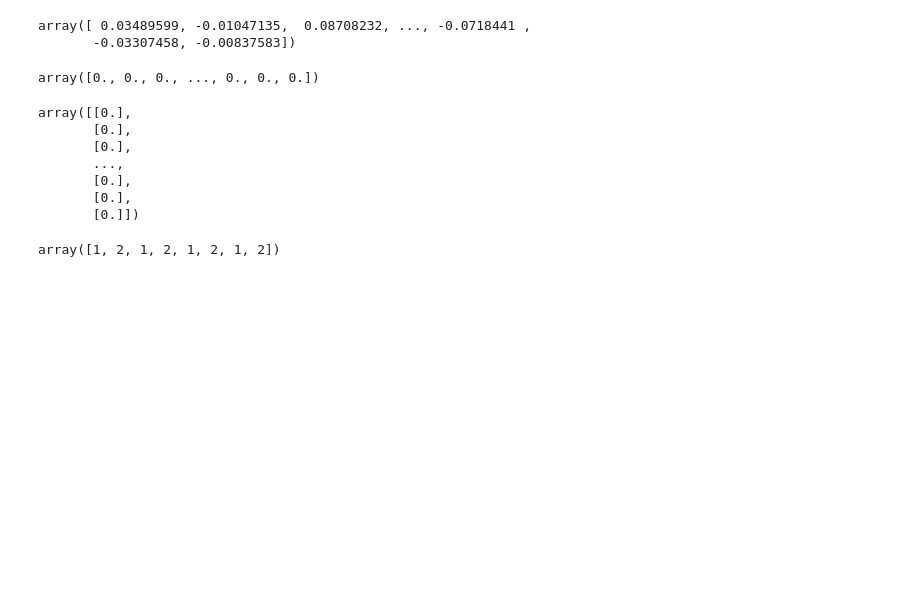
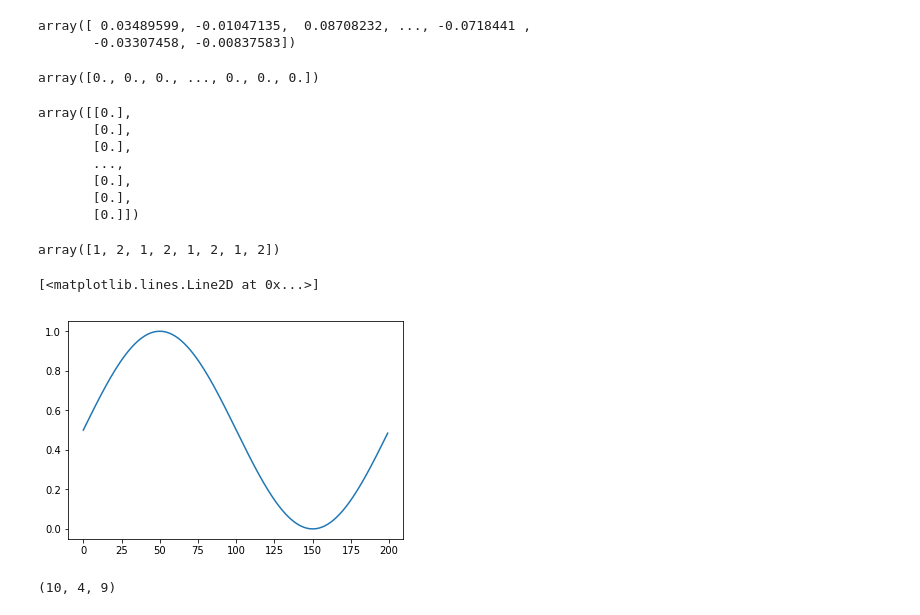
Before and after one commit to sagacitysite/pelenet, a Jupyter notebook: playground.ipynb, the cells around one changed output. Drawn from its saved outputs; the diff is of its cells as text; code cells hidden in the pictures; blank space fills up the shorter version.

```diff
--- a/playground.ipynb
+++ b/playground.ipynb
@@ -139,3 +139,16 @@ array([[0.],
 np.tile([1,2], 4)
 # %% [output]
 array([1, 2, 1, 2, 1, 2, 1, 2])
+# %%
+nTs = 200
+y = 0.5+0.5*np.sin((np.pi/(0.5*nTs))*np.arange(nTs))
+plt.plot(y)
+# %% [output]
+[<matplotlib.lines.Line2D at 0x...>]
+[figure, added]
+# %%
+inp = np.empty((2,3))
+inpTile = np.tile(inp, (10,*inp.shape))
+inpTile.shape
+# %% [output]
+(10, 4, 9)
```
Also changed, not shown: parts of 11 cells of this notebook, 9 other files.
